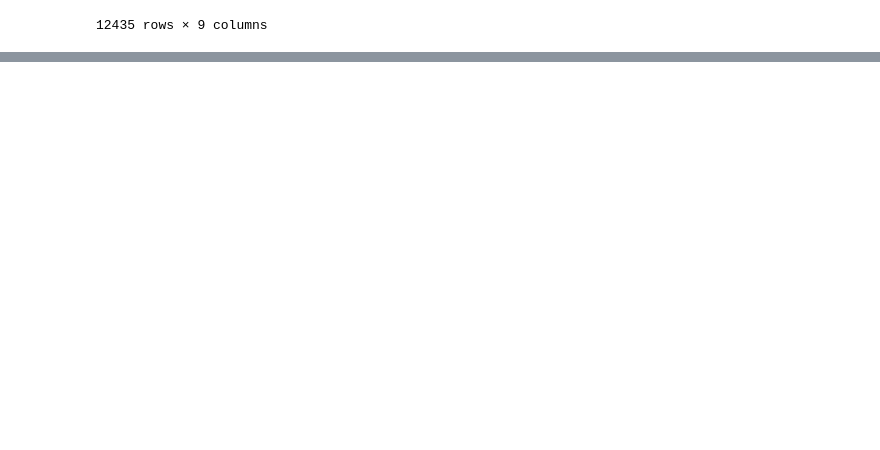
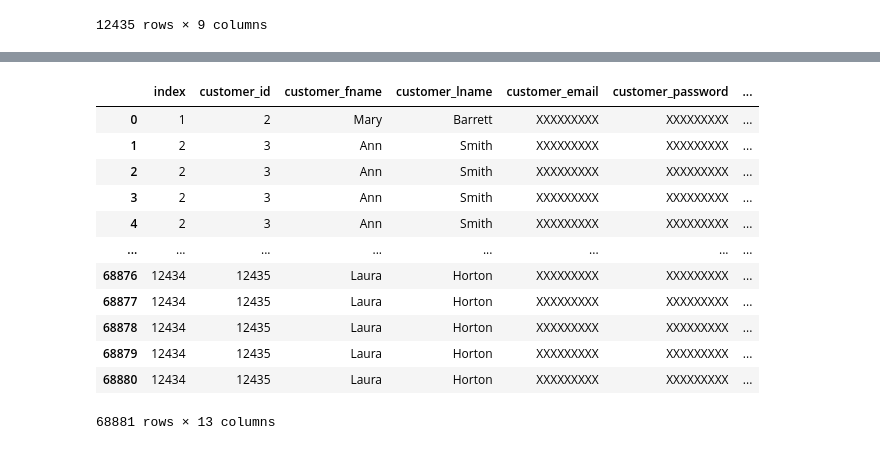
Before and after one commit to ranit532/data, a Jupyter notebook: py scripts/Joining Data In Pandas Dataframe.ipynb, the cells around one changed output, grey strips where cells are left out. Drawn from its saved outputs; the diff is of its cells as text; code cells hidden in the pictures; blank space fills up the shorter version.

```diff
--- a/py scripts/Joining Data In Pandas Dataframe.ipynb
+++ b/py scripts/Joining Data In Pandas Dataframe.ipynb
@@ -72,0 +163,16 @@ customers
+# %%
+customer_orders.reset_index()
+# %% [output]
+|  | index | customer_id | customer_fname | customer_lname | customer_email | customer_password | ... |
+| 0 | 1 | 2 | Mary | Barrett | XXXXXXXXX | XXXXXXXXX | ... |
+| 1 | 2 | 3 | Ann | Smith | XXXXXXXXX | XXXXXXXXX | ... |
+| 2 | 2 | 3 | Ann | Smith | XXXXXXXXX | XXXXXXXXX | ... |
+| 3 | 2 | 3 | Ann | Smith | XXXXXXXXX | XXXXXXXXX | ... |
+| 4 | 2 | 3 | Ann | Smith | XXXXXXXXX | XXXXXXXXX | ... |
+| ... | ... | ... | ... | ... | ... | ... | ... |
+| 68876 | 12434 | 12435 | Laura | Horton | XXXXXXXXX | XXXXXXXXX | ... |
+| 68877 | 12434 | 12435 | Laura | Horton | XXXXXXXXX | XXXXXXXXX | ... |
+| 68878 | 12434 | 12435 | Laura | Horton | XXXXXXXXX | XXXXXXXXX | ... |
+| 68879 | 12434 | 12435 | Laura | Horton | XXXXXXXXX | XXXXXXXXX | ... |
+| 68880 | 12434 | 12435 | Laura | Horton | XXXXXXXXX | XXXXXXXXX | ... |
+68881 rows × 13 columns
```
Also changed, not shown: parts of 8 cells of this notebook, 3 other files.
